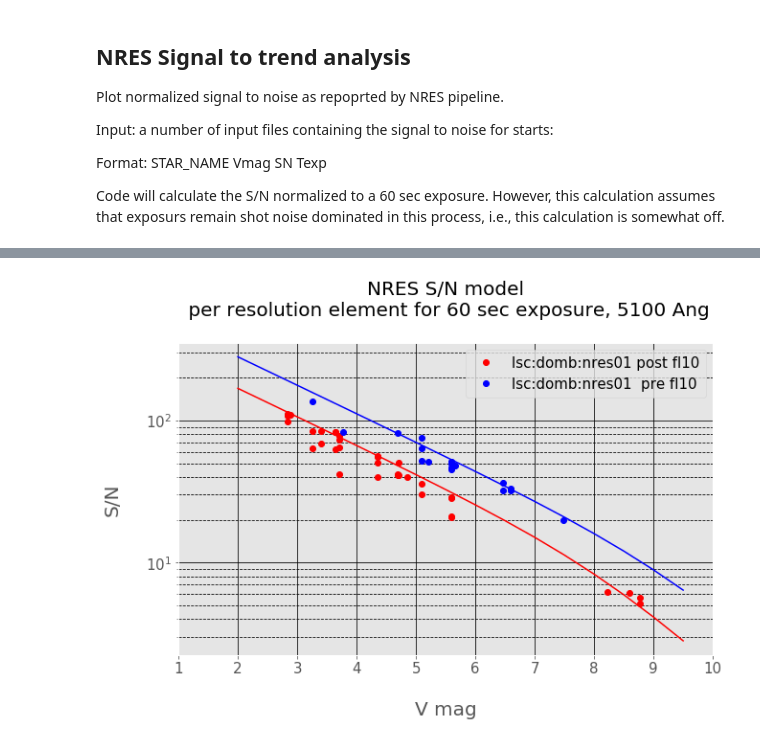
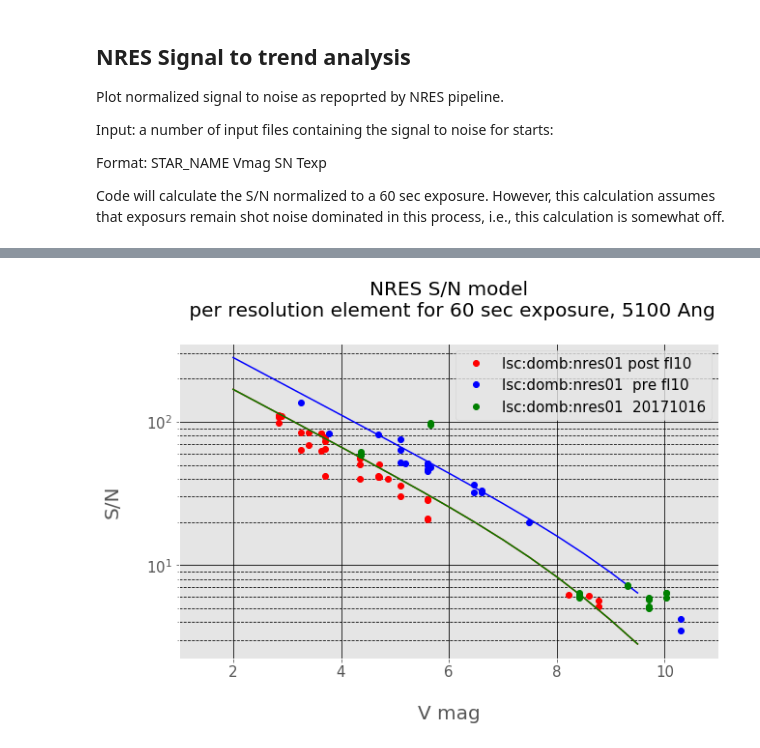
Before and after one commit to drhaz/lco_nresAnalysis, a Jupyter notebook: pipeline_sn/nres_plot_pipelineSN.ipynb, the cells around one changed output, grey strips where cells are left out. Saved outputs shown, nothing was run; the diff lists cells and outputs as text; code cells hidden in the pictures.

```diff
--- a/pipeline_sn/nres_plot_pipelineSN.ipynb
+++ b/pipeline_sn/nres_plot_pipelineSN.ipynb
@@ -44,23 +138,24 @@ def plotfile (fname, color, label, refflux, ron=5):
 # %%
 
 ron=5
 
 fig, ax = plt.subplots(1)
 
 plotfile ('nressn_postfl10.txt', color='red', label='lsc:domb:nres01 post fl10', refflux=180000)
 plotfile ('nressn_prefl10.txt' , color='blue', label='lsc:domb:nres01  pre fl10', refflux=500000)
+plotfile ('test.txt' , color='green', label='lsc:domb:nres01  20171016', refflux=180000)
 
 plt.legend(  fontsize=15)
-plt.xlim([1,10])
+plt.xlim([1,11])
 plt.xlabel ( "\nV mag",  fontsize=20)
 plt.ylabel ("S/N\n",  fontsize=20)
 plt.title ("NRES S/N model\n per resolution element for 60 sec exposure, 5100 Ang\n",  fontsize=20)
 
 ax.grid(b=True, which='major', color='k', linestyle='-')
 ax.grid(b=True, which='minor', color='k', linestyle='--')
 ax.tick_params(axis='both', which='major', labelsize=15)
 ax.tick_params(axis='both', which='minor', labelsize=10)
 
 plt.savefig("nressn_Sept2017.png");
 # %% [output]
-[figure, old version]
+[figure, new version]
```
Also changed, not shown: parts of 3 cells of this notebook.
